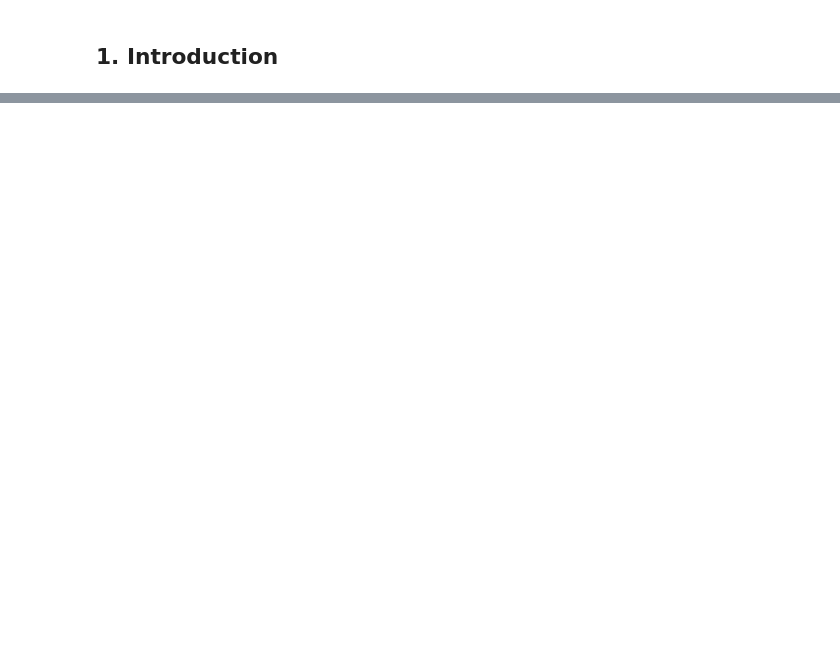
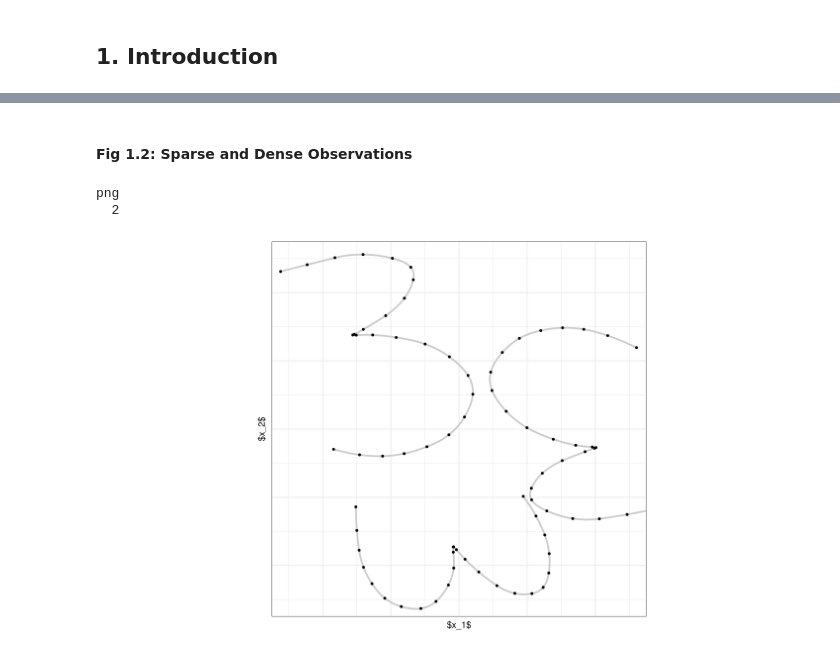
Before and after one commit to mpff/masterthesis, a Jupyter notebook: notebooks/Thesis_Plots.ipynb, the cells around one changed output, grey strips where cells are left out. Cells and saved outputs as stored; diff of their text form; code cells hidden in the pictures; blank space fills up the shorter version.

```diff
--- a/notebooks/Thesis_Plots.ipynb
+++ b/notebooks/Thesis_Plots.ipynb
@@ -40,0 +146,43 @@ ERROR: Error in library(gridExtra): there is no package called ‘gridExtra’
+# %% [markdown]
+#### Fig 1.2: Sparse and Dense Observations
+# %%
+pfits.dense <- lapply(seq(3), function(j){
+    pfit <- pfits.smooth[[j+1]]
+    if(j == 1){
+        pfit$X1 <- pfit$X1
+        pfit$X2 <- pfit$X2 - 0.2
+    }
+    if(j == 2){
+        pfit <- pfits.smooth[[8]]
+        pfit$X1 <- pfit$X1 + 0.15
+        pfit$X2 <- pfit$X2 + 0.00
+    }
+    if(j == 3){
+        pfit$X1 <- pfit$X1 - 0.10
+        pfit$X2 <- pfit$X2 + 0.12
+    }
+    pfit$t <- seq(0, 1, length.out=length(pfit$X1))
+    pfit
+})
+pfits.dense4 <- lapply(seq(3), function(j){
+    pfit <- pfits.dense[[j]]
+    pfit %>% slice(which(row_number() %% 4 == 1))
+})
+
+p.dense <- ggplot(bind_rows(pfits.dense4, .id="id"), aes(x=X1, y=X2)) +
+    geom_path(data = bind_rows(pfits.dense, .id="id"), aes(group=id), size = 1, color="grey", alpha=0.8) +
+    geom_point(size = 1, color = "black") +
+    labs(x = "$x_1$", y = "$x_2$") +
+    theme_thesis() +
+    theme(axis.ticks.x = element_blank(), axis.ticks.y = element_blank(),
+            axis.text.x = element_blank(), axis.text.y = element_blank()) +
+    coord_fixed(xlim = c(-0.25,0.25), ylim = c(-0.25, 0.25))
+
+tikzDevice::tikz(file = "../tex/graphics/1-dense.tex", width = 3, height = 3)
+print(p.dense)
+dev.off()
+p.dense
+# %% [output]
+png
+  2
+[figure, added]
```
Also changed, not shown: parts of 21 cells of this notebook, 19 other files.
